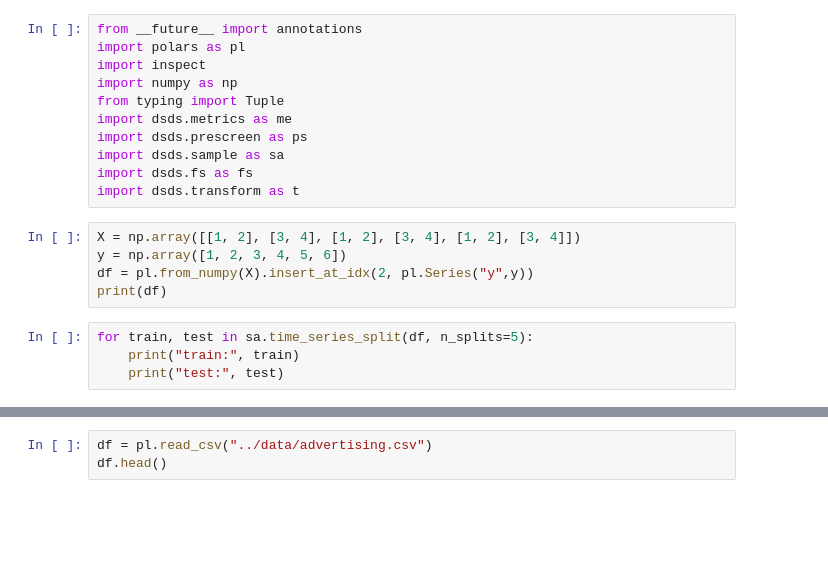
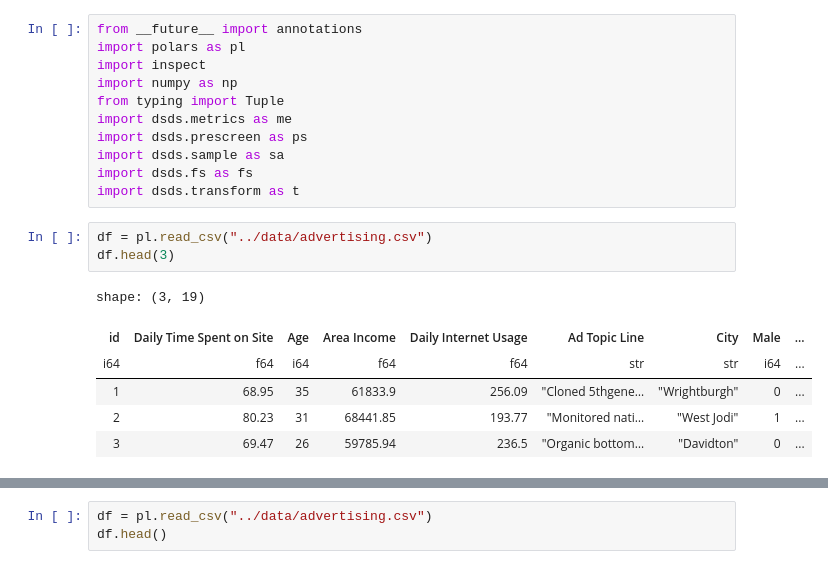
Before and after one commit to abstractqqq/dsds, a Jupyter notebook: examples/test.ipynb, the cells around one changed output, grey strips where cells are left out. Saved outputs shown, nothing was run; the diff lists cells and outputs as text; blank space fills up the shorter version.

```diff
--- a/examples/test.ipynb
+++ b/examples/test.ipynb
@@ -9,12 +9,13 @@ import dsds.prescreen as ps
 import dsds.sample as sa
 import dsds.fs as fs
 import dsds.transform as t
-# %%
-X = np.array([[1, 2], [3, 4], [1, 2], [3, 4], [1, 2], [3, 4]])
-y = np.array([1, 2, 3, 4, 5, 6])
-df = pl.from_numpy(X).insert_at_idx(2, pl.Series("y",y))
-print(df)
-# %%
-for train, test in sa.time_series_split(df, n_splits=5):
-    print("train:", train)
-    print("test:", test)
+# %%
+df = pl.read_csv("../data/advertising.csv")
+df.head(3)
+# %% [output]
+shape: (3, 19)
+| id | Daily Time Spent on Site | Age | Area Income | Daily Internet Usage | Ad Topic Line | City | Male | ... |
+| i64 | f64 | i64 | f64 | f64 | str | str | i64 | ... |
+| 1 | 68.95 | 35 | 61833.9 | 256.09 | "Cloned 5thgene… | "Wrightburgh" | 0 | ... |
+| 2 | 80.23 | 31 | 68441.85 | 193.77 | "Monitored nati… | "West Jodi" | 1 | ... |
+| 3 | 69.47 | 26 | 59785.94 | 236.5 | "Organic bottom… | "Davidton" | 0 | ... |
```
Also changed, not shown: parts of 12 cells of this notebook, 26 other files.
